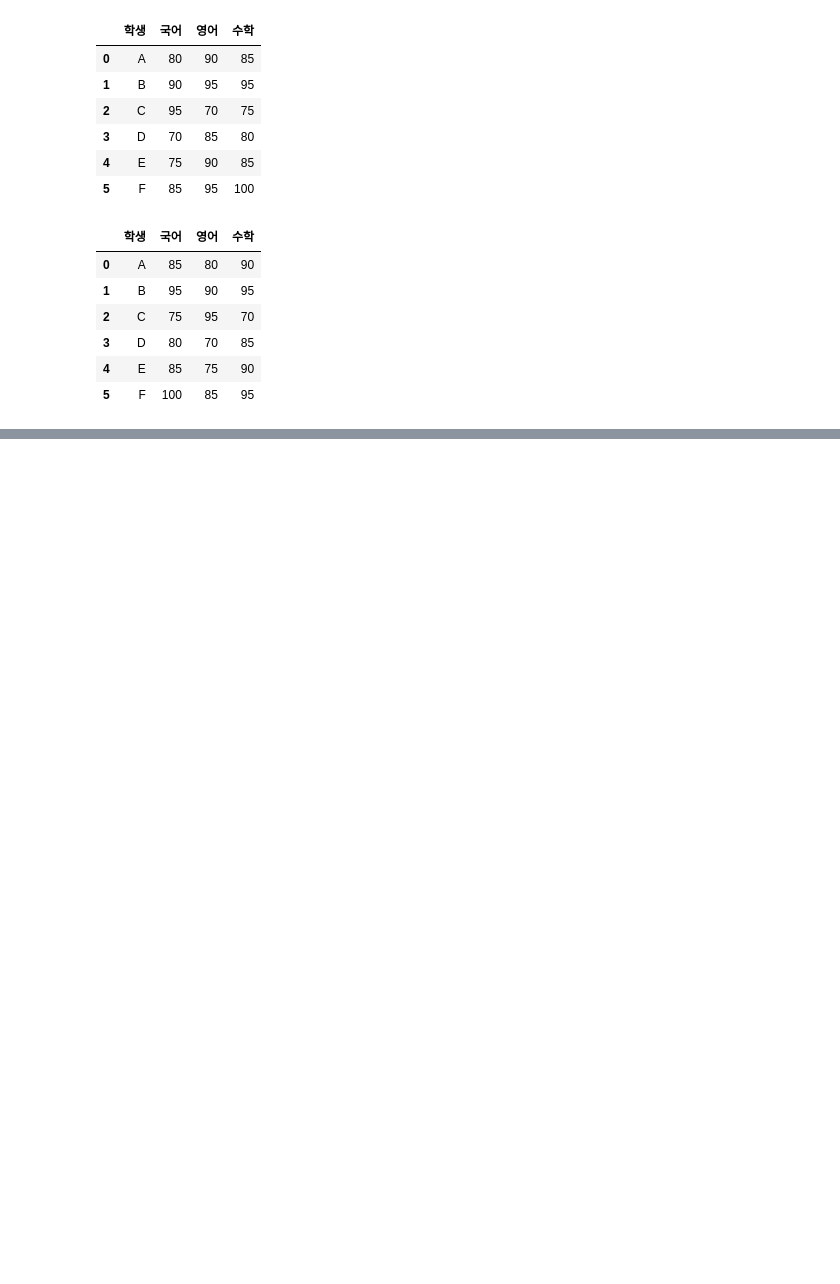
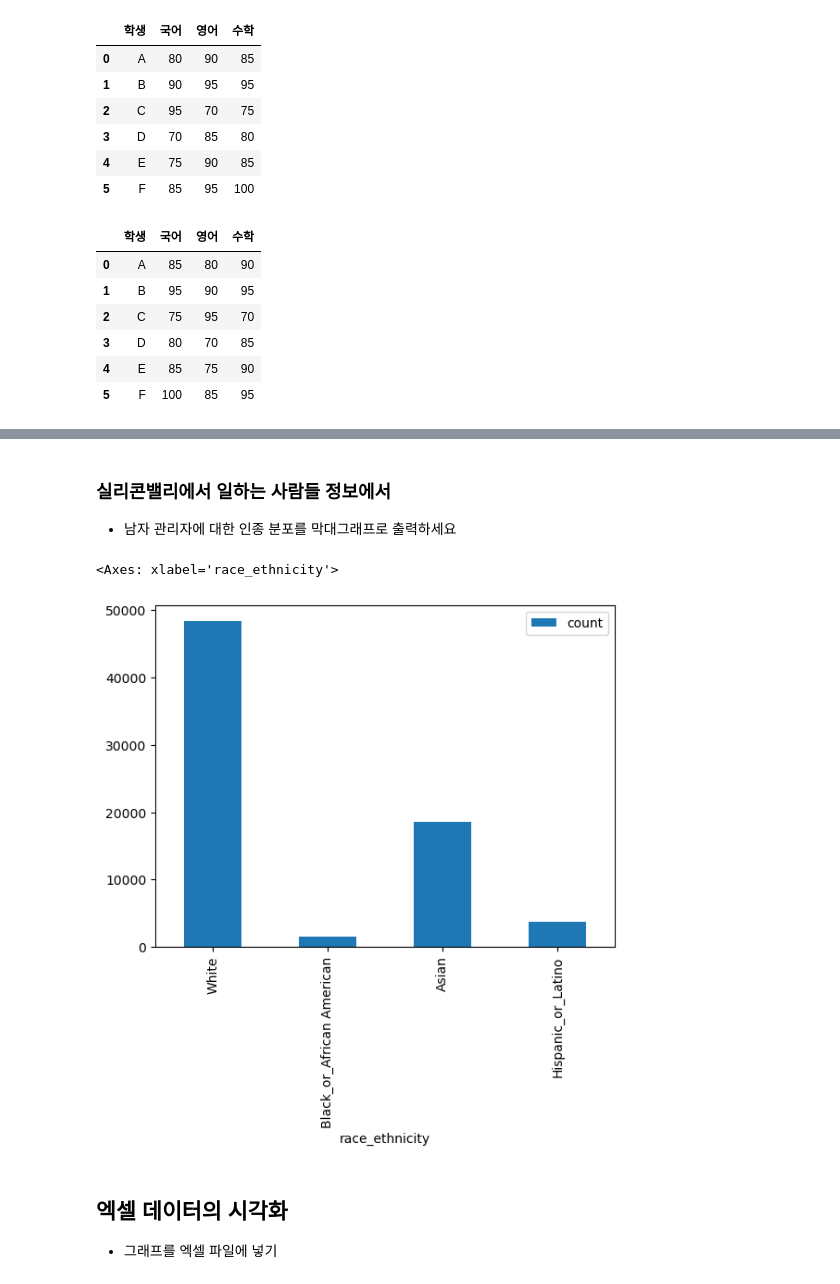
Before and after one commit to Kochangwoo3/python, a Jupyter notebook: file/ch13_엑셀다루기.ipynb, the cells around one changed output, grey strips where cells are left out. Saved outputs shown, nothing was run; the diff lists cells and outputs as text; code cells hidden in the pictures; blank space fills up the shorter version.

```diff
--- a/file/ch13_엑셀다루기.ipynb
+++ b/file/ch13_엑셀다루기.ipynb
@@ -292,0 +538,20 @@ c:/dev/myPyCode/data\담당자별_판매량_Chris사원2.xlsx
+# %% [markdown]
+### 실리콘밸리에서 일하는 사람들 정보에서
+- 남자 관리자에 대한 인종 분포를 막대그래프로 출력하세요
+# %%
+%matplotlib inline
+import pandas as pd
+
+df = pd.read_csv('D:/dev/myPyCode/data/silicon_valley_summary.csv')
+boolean_male = df['gender'] == 'Male'
+boolean_manager = df['job_category'] == 'Managers'
+boolean_not_all = df['race_ethnicity'] != 'All'
+df[boolean_male & boolean_manager & boolean_not_all].plot(kind='bar',
+                                                          x='race_ethnicity',
+                                                          y='count')
+# %% [output]
+<Axes: xlabel='race_ethnicity'>
+[figure, added]
+# %% [markdown]
+## 엑셀 데이터의 시각화
+- 그래프를 엑셀 파일에 넣기
```
Also changed, not shown: parts of 66 cells of this notebook, 18 other files.
